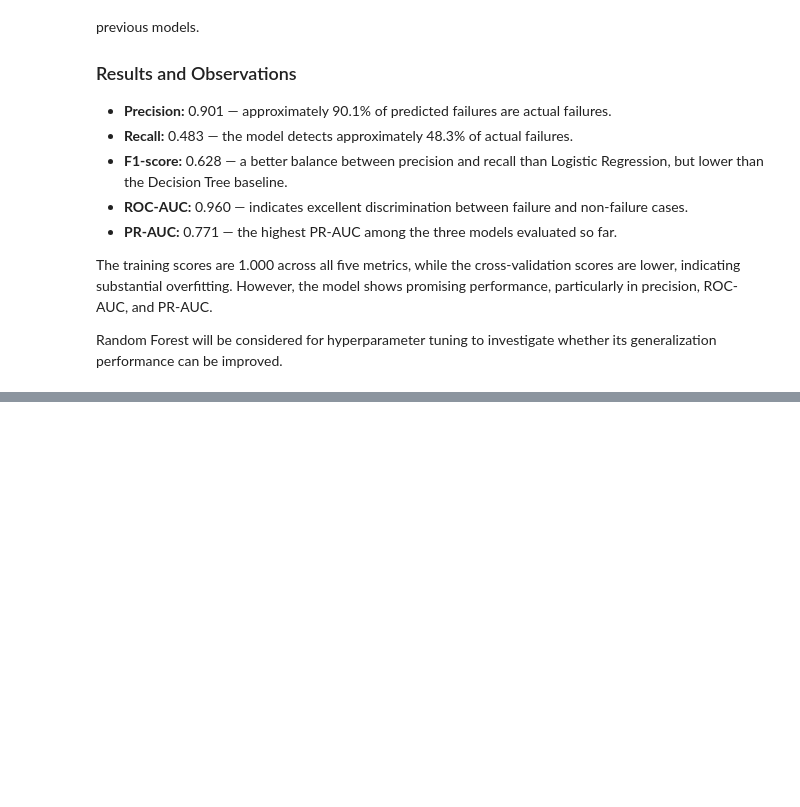
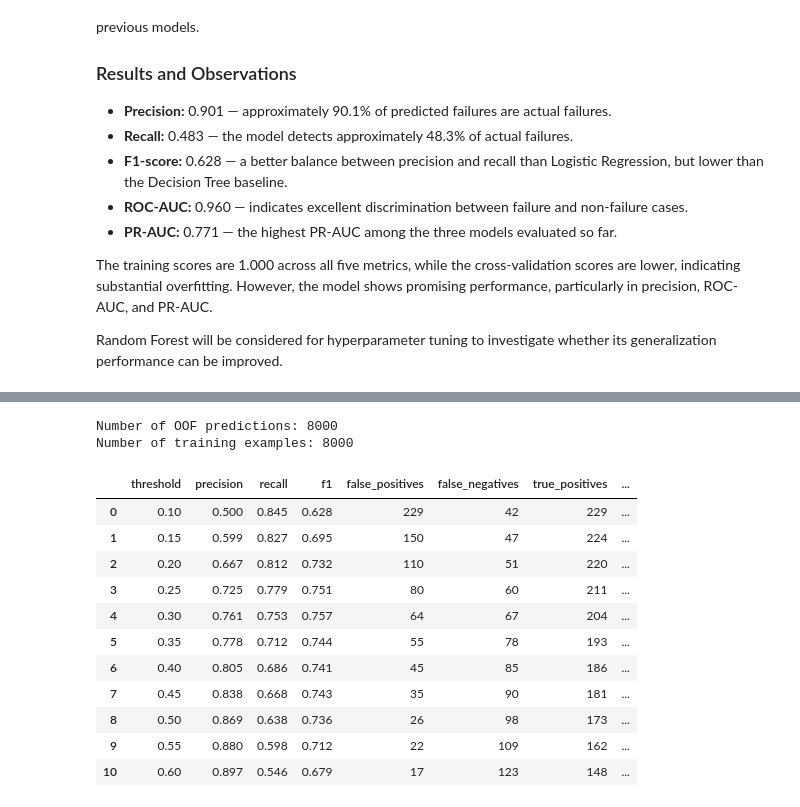
Before and after one commit to sathvik-reddy28/Intelligent-Predictive-Maintenance, a Jupyter notebook: notebooks/predictive_maintenance.ipynb, the cells around one changed output, grey strips where cells are left out. Saved outputs shown, nothing was run; the diff lists cells and outputs as text; code cells hidden in the pictures; blank space fills up the shorter version.

```diff
--- a/notebooks/predictive_maintenance.ipynb
+++ b/notebooks/predictive_maintenance.ipynb
@@ -238,0 +548,75 @@ Random Forest will be considered for hyperparameter tuning to investigate whethe
+# %%
+import numpy as np
+import pandas as pd
+
+from sklearn.base import clone
+from sklearn.model_selection import cross_val_predict
+
+best_xgb_pipeline = xgb_search.best_estimator_
+
+oof_probabilities = cross_val_predict(
+    best_xgb_pipeline,
+    X_train,
+    y_train,
+    cv=cv,
+    method="predict_proba",
+    n_jobs=1
+)[:, 1]
+
+print("Number of OOF predictions:", len(oof_probabilities))
+print("Number of training examples:", len(y_train))
+# %% [output]
+Number of OOF predictions: 8000
+Number of training examples: 8000
+# %%
+from sklearn.metrics import (
+    precision_score,
+    recall_score,
+    f1_score,
+    confusion_matrix
+)
+
+thresholds = np.arange(0.10, 0.61, 0.05)
+
+threshold_results = []
+
+for threshold in thresholds:
+    y_pred = (oof_probabilities >= threshold).astype(int)
+
+    tn, fp, fn, tp = confusion_matrix(
+        y_train, y_pred, labels=[0, 1]
+    ).ravel()
+
+    threshold_results.append({
+        "threshold": round(threshold, 2),
+        "precision": precision_score(
+            y_train, y_pred, zero_division=0
+        ),
+        "recall": recall_score(
+            y_train, y_pred, zero_division=0
+        ),
+        "f1": f1_score(
+            y_train, y_pred, zero_division=0
+        ),
+        "false_positives": fp,
+        "false_negatives": fn,
+        "true_positives": tp,
+        "true_negatives": tn
+    })
+
+threshold_df = pd.DataFrame(threshold_results)
+
+display(threshold_df.round(3))
+# %% [output]
+|  | threshold | precision | recall | f1 | false_positives | false_negatives | true_positives | ... |
+| 0 | 0.10 | 0.500 | 0.845 | 0.628 | 229 | 42 | 229 | ... |
+| 1 | 0.15 | 0.599 | 0.827 | 0.695 | 150 | 47 | 224 | ... |
+| 2 | 0.20 | 0.667 | 0.812 | 0.732 | 110 | 51 | 220 | ... |
+| 3 | 0.25 | 0.725 | 0.779 | 0.751 | 80 | 60 | 211 | ... |
+| 4 | 0.30 | 0.761 | 0.753 | 0.757 | 64 | 67 | 204 | ... |
+| 5 | 0.35 | 0.778 | 0.712 | 0.744 | 55 | 78 | 193 | ... |
+| 6 | 0.40 | 0.805 | 0.686 | 0.741 | 45 | 85 | 186 | ... |
+| 7 | 0.45 | 0.838 | 0.668 | 0.743 | 35 | 90 | 181 | ... |
+| 8 | 0.50 | 0.869 | 0.638 | 0.736 | 26 | 98 | 173 | ... |
+| 9 | 0.55 | 0.880 | 0.598 | 0.712 | 22 | 109 | 162 | ... |
+| 10 | 0.60 | 0.897 | 0.546 | 0.679 | 17 | 123 | 148 | ... |
```
Also changed, not shown: parts of 33 cells of this notebook.
